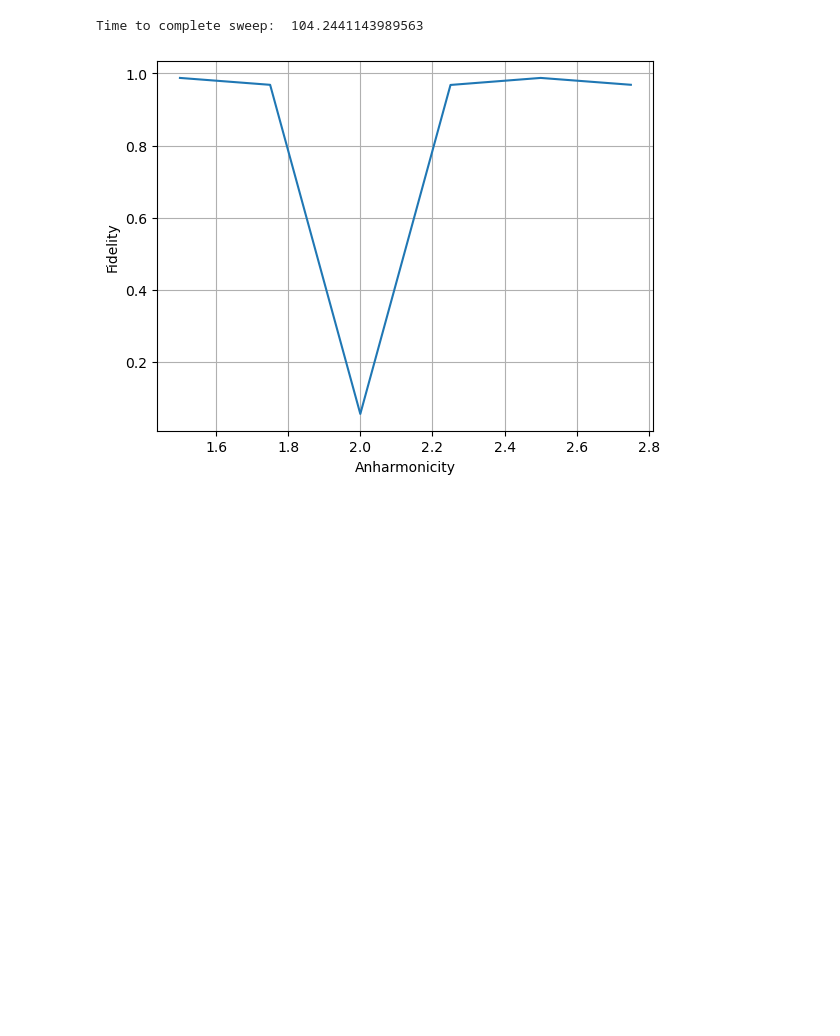
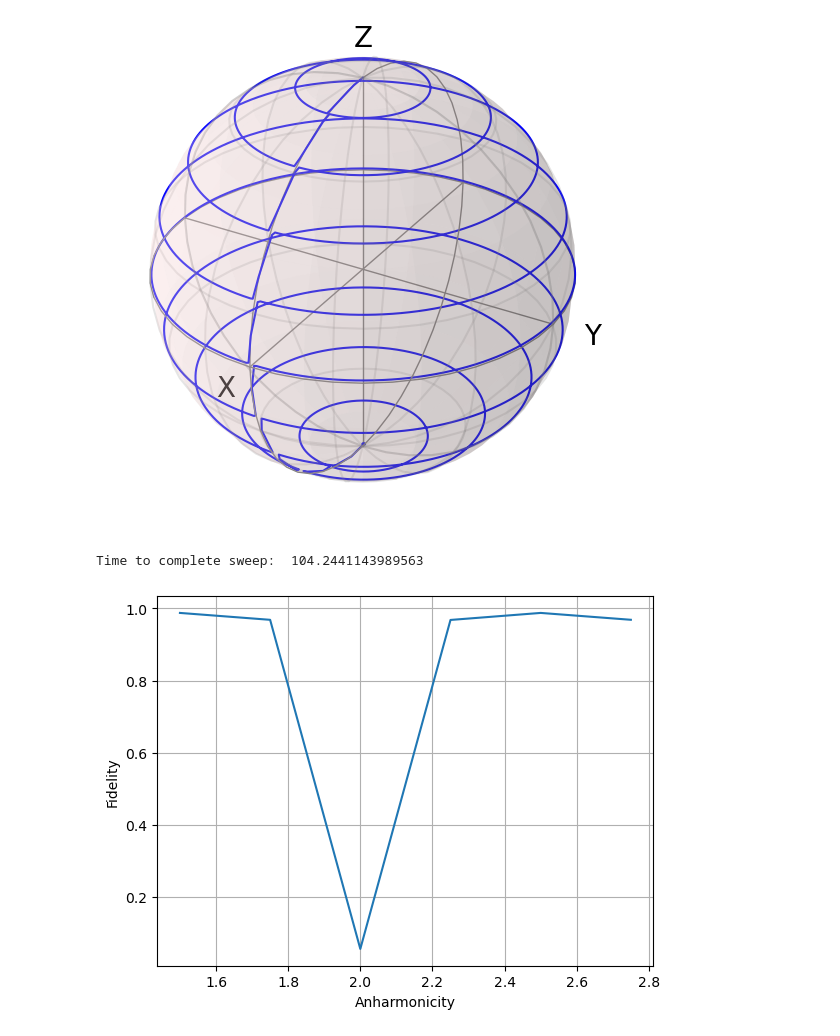
Before and after one commit to LeonGuerrero-98/sfq_sim, a Jupyter notebook: example_usage.ipynb, the cells around one changed output. Saved outputs shown, nothing was run; the diff lists cells and outputs as text; code cells hidden in the pictures; blank space fills up the shorter version.

```diff
--- a/example_usage.ipynb
+++ b/example_usage.ipynb
@@ -26,3 +37,7 @@ plot = fluxonium.plot_probs(include_pulse=True)
+# %%
+bloch = fluxonium.plot_bloch(n_points=5000)
+# %% [output]
+[figure, added]
 # %%
 start_time = time.time()
 fluxonium.anharm_sweep(np.arange(1.5,3,0.25),10,np.pi,sweep_progress=True, multicore=0)
```
Also changed, not shown: parts of 5 cells of this notebook, 3 other files.
